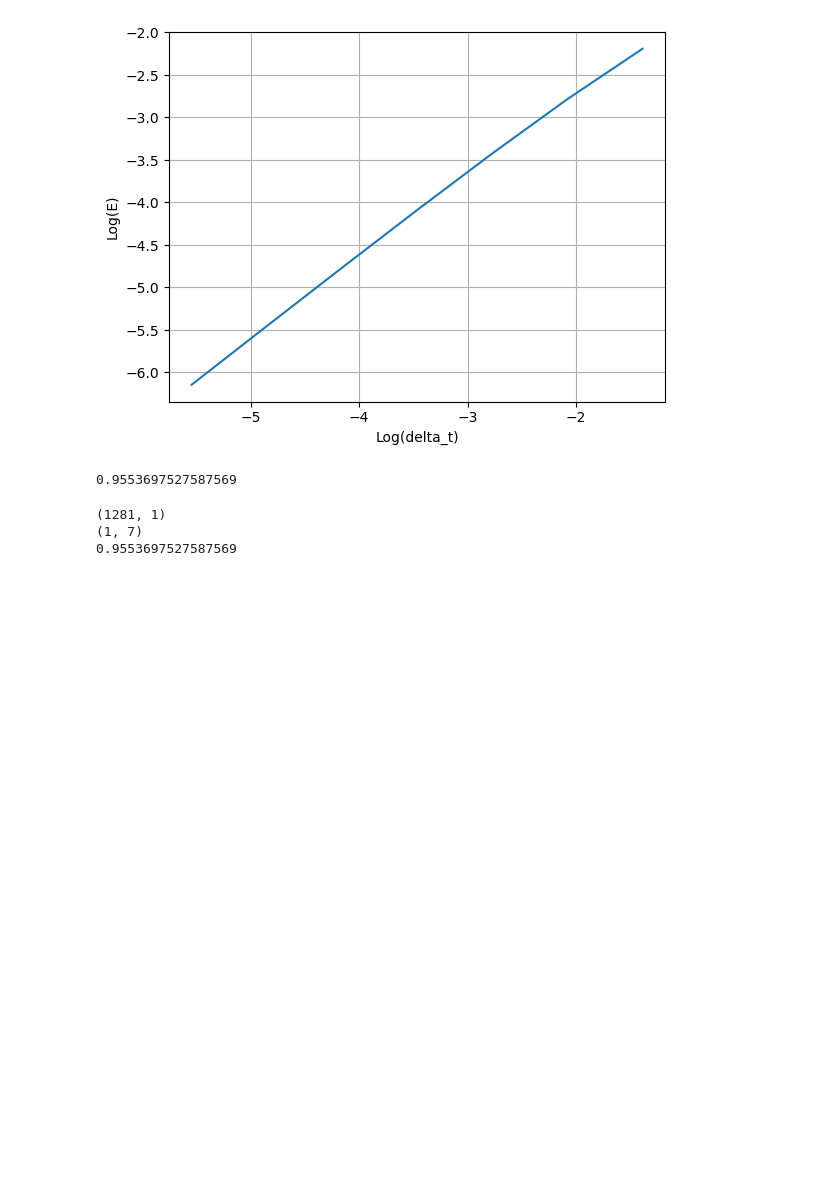
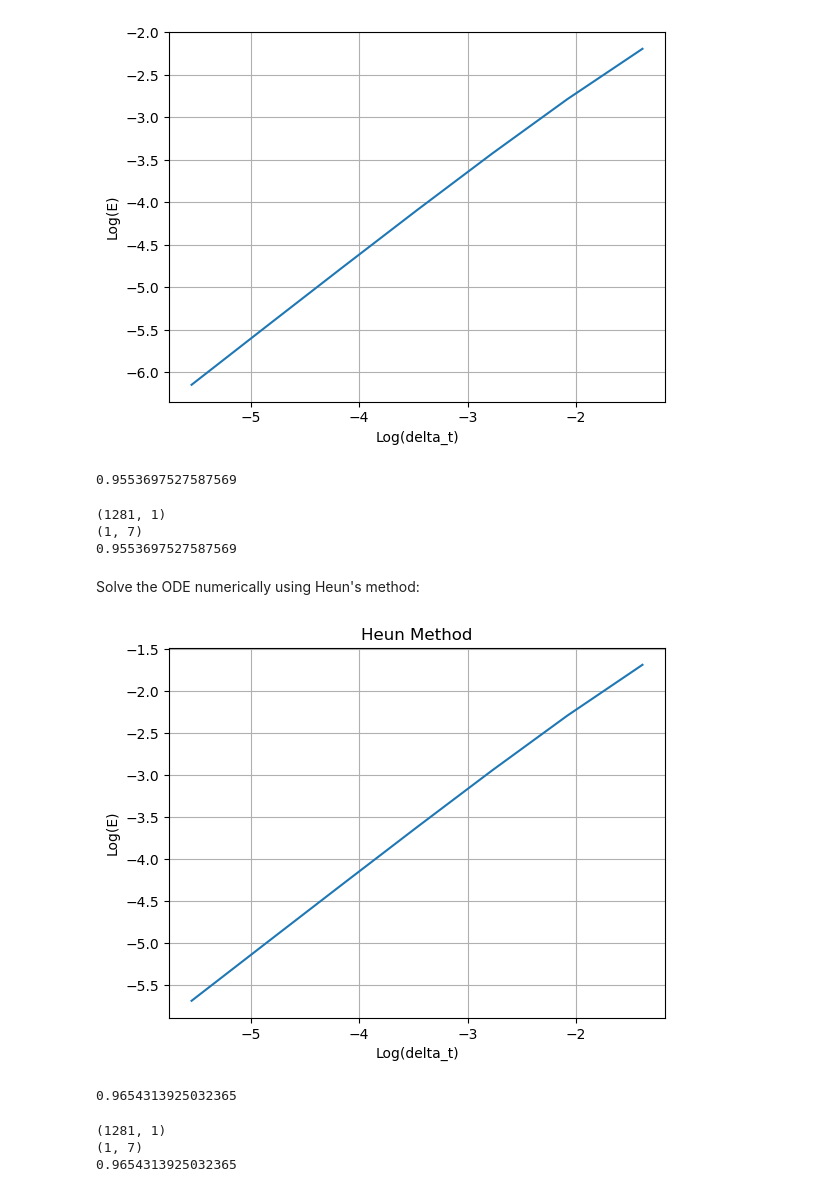
Before and after one commit to ZaratexD/Applied_Math, a Jupyter notebook: solution.ipynb, the cells around one changed output. Saved outputs shown, nothing was run; the diff lists cells and outputs as text; code cells hidden in the pictures; blank space fills up the shorter version.

Commit message:
finished b) implementing Heun stored variables in A5-A6

```diff
--- a/solution.ipynb
+++ b/solution.ipynb
@@ -105,3 +105,58 @@ print(A3)
 (1281, 1)
 (1, 7)
 0.9553697527587569
+# %% [markdown]
+Solve the ODE numerically using Heun's method:
+# %%
+def heun(y_0, delta_t, f):
+    t = np.arange(0, 5 + delta_t, delta_t)
+
+    y_n = y_0
+    results = []
+    for t_n in t:
+        y_new = y_n + (delta_t/2) * (f(y_n, t_n) + f(y_n, t_n + delta_t) + delta_t*f(y_n, t_n))
+
+        results.append(y_new)
+        y_n = y_new
+    results = np.array(results)
+
+    return t, results
+# %%
+all_deltas = [2**(-2), 2**(-3), 2**(-4), 2**(-5), 2**(-6), 2**(-7), 2**(-8)]
+all_error_mean_heun = []
+for delta in all_deltas:
+    t, y_num = heun(y_0, delta, dydt)
+    #print(delta ,y_num.shape)
+    y_true = true_y(t)
+    E = np.mean(abs(y_true - y_num))
+    all_error_mean_heun.append(E)
+# %%
+plt.plot(np.log(all_deltas), np.log(all_error_mean_heun))
+plt.title('Heun Method')
+plt.xlabel('Log(delta_t)')
+plt.ylabel('Log(E)')
+plt.grid(True)
+plt.show()
+# Using Polyfit find the slope of the best fit line through this data. This is the order of the forward Euler method.
+
+slope_heun, intercept_heun = np.polyfit(np.log(all_deltas), np.log(all_error_mean_heun), 1)
+
+print(slope_heun)
+# %% [output]
+[figure, added]
+0.9654313925032365
+# %%
+A4_t, A4 = heun(y_0, delta, dydt)
+
+A4 = A4.reshape(-1,1)
+print(A4.shape)
+
+A5 = np.array(all_error_mean_heun).reshape(1, -1)
+print(A5.shape)
+
+A3 = slope_heun
+print(A3)
+# %% [output]
+(1281, 1)
+(1, 7)
+0.9654313925032365
```
Also changed, not shown: parts of 2 cells of this notebook.
